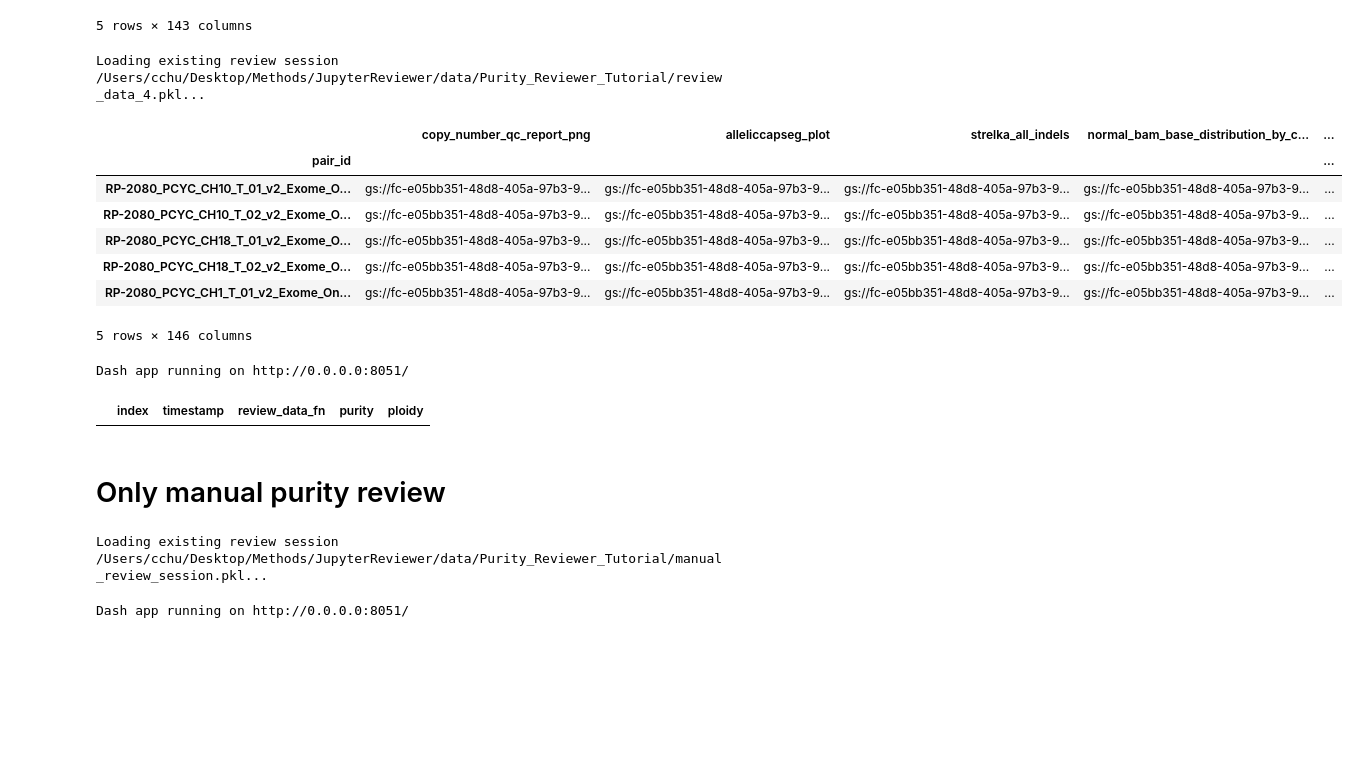
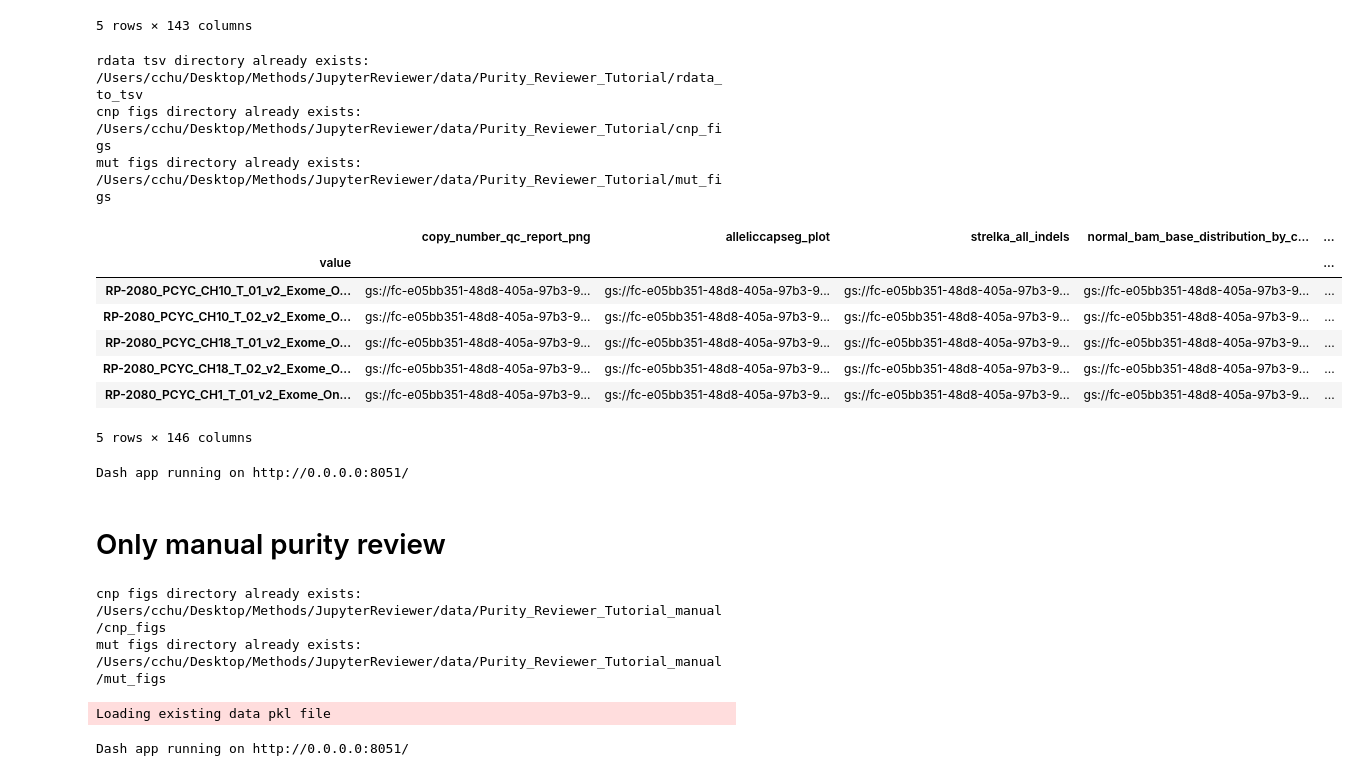
Before and after one commit to getzlab/AnnoMate, a Jupyter notebook: example_notebooks/Purity_Reviewer_Tutorial.ipynb, the cells around one changed output. Cells and saved outputs as stored; diff of their text form; code cells hidden in the pictures; blank space fills up the shorter version.

Commit message:
Refactor purity reviewers

```diff
--- a/example_notebooks/Purity_Reviewer_Tutorial.ipynb
+++ b/example_notebooks/Purity_Reviewer_Tutorial.ipynb
@@ -33,18 +33,27 @@ display(pcyc_wm_pairs_df.head())
 | RP-2080_PCYC_CH1_T_01_v2_Exome_On... | gs://fc-e05bb351-48d8-405a-97b3-9... | gs://fc-e05bb351-48d8-405a-97b3-9... | gs://fc-e05bb351-48d8-405a-97b3-9... | gs://fc-e05bb351-48d8-405a-97b3-9... | ... |
 5 rows × 143 columns
 # %%
-review_data_fn = '/Users/cchu/Desktop/Methods/JupyterReviewer/data/Purity_Reviewer_Tutorial/review_data_4.pkl'
+review_data_fn = '/Users/cchu/Desktop/Methods/JupyterReviewer/data/Purity_Reviewer_Tutorial/review_data_7.pkl'
 
 matched_reviewer = MatchedPurityReviewer()
-matched_reviewer.set_review_data(review_data_fn = review_data_fn,
+matched_reviewer.set_review_data(data_pkl_fn = review_data_fn,
                                  description='testing matched purity reviewer',
-                                 df = pcyc_wm_pairs_df, # optional if directory above already exists.
+                                 df=pcyc_wm_pairs_df, # optional if directory above already exists.
+                                 index=pcyc_wm_pairs_df.index,
                                  preprocess_data_dir= '/Users/cchu/Desktop/Methods/JupyterReviewer/data/Purity_Reviewer_Tutorial',
                                  acs_col='alleliccapseg_tsv',
                                  maf_col='mutation_validator_validated_maf',
                                  rdata_fn_col='local_absolute_rdata',
-                                 reload_cnp_figs=True,
-                                 reload_mut_figs=True,
+                                 reload_cnp_figs=False,
+                                 reload_mut_figs=False,
                                 )
+matched_reviewer.set_review_app(sample_info_cols=['absolute_highres_plot', 'alleliccapseg_plot'],
+                                acs_col='alleliccapseg_tsv',
+                                maf_col='mutation_validator_validated_maf')
+
+matched_reviewer.set_default_review_data_annotations_configuration()
+matched_reviewer.set_default_autofill()
 # %% [output]
-Loading existing review session /Users/cchu/Desktop/Methods/JupyterReviewer/data/Purity_Reviewer_Tutorial/review_data_4.pkl...
+rdata tsv directory already exists: /Users/cchu/Desktop/Methods/JupyterReviewer/data/Purity_Reviewer_Tutorial/rdata_to_tsv
+cnp figs directory already exists: /Users/cchu/Desktop/Methods/JupyterReviewer/data/Purity_Reviewer_Tutorial/cnp_figs
+mut figs directory already exists: /Users/cchu/Desktop/Methods/JupyterReviewer/data/Purity_Reviewer_Tutorial/mut_figs
@@ -55,8 +60,8 @@ matched_reviewer.set_review_app(sample_info_cols=['absolute_highres_plot', 'alle
 # %%
-matched_reviewer.review_data.data
+matched_reviewer.review_data.data.df.head()
 # %% [output]
 |  | copy_number_qc_report_png | alleliccapseg_plot | strelka_all_indels | normal_bam_base_distribution_by_c... | ... |
-| pair_id |  |  |  |  | ... |
+| value |  |  |  |  | ... |
 | RP-2080_PCYC_CH10_T_01_v2_Exome_O... | gs://fc-e05bb351-48d8-405a-97b3-9... | gs://fc-e05bb351-48d8-405a-97b3-9... | gs://fc-e05bb351-48d8-405a-97b3-9... | gs://fc-e05bb351-48d8-405a-97b3-9... | ... |
 | RP-2080_PCYC_CH10_T_02_v2_Exome_O... | gs://fc-e05bb351-48d8-405a-97b3-9... | gs://fc-e05bb351-48d8-405a-97b3-9... | gs://fc-e05bb351-48d8-405a-97b3-9... | gs://fc-e05bb351-48d8-405a-97b3-9... | ... |
 | RP-2080_PCYC_CH18_T_01_v2_Exome_O... | gs://fc-e05bb351-48d8-405a-97b3-9... | gs://fc-e05bb351-48d8-405a-97b3-9... | gs://fc-e05bb351-48d8-405a-97b3-9... | gs://fc-e05bb351-48d8-405a-97b3-9... | ... |
@@ -69,8 +74,6 @@ matched_reviewer.run(port=8051)
 Dash app running on http://0.0.0.0:8051/
 # %%
 matched_reviewer.review_data.history
-# %% [output]
-|  | index | timestamp | review_data_fn | purity | ploidy |
 # %% [markdown]
 # Only manual purity review
 # %%
@@ -79,18 +82,20 @@ from JupyterReviewer.Reviewers.ManualPurityReviewer import ManualPurityReviewer
 review_data_fn = '/Users/cchu/Desktop/Methods/JupyterReviewer/data/Purity_Reviewer_Tutorial/manual_review_session.pkl'
 
 manual_reviewer = ManualPurityReviewer()
-manual_reviewer.set_review_data(review_data_fn = review_data_fn,
-                                 description='testing matched purity reviewer',
-                                 df = pcyc_wm_pairs_df, # optional if directory above already exists.
-                                 preprocess_data_dir= '/Users/cchu/Desktop/Methods/JupyterReviewer/data/Purity_Reviewer_Tutorial_manual',
-                                 acs_col='alleliccapseg_tsv',
-                                 maf_col='mutation_validator_validated_maf',
-                                 rdata_fn_col='absolute_rdata',
-                                 reload_cnp_figs=True,
-                                 reload_mut_figs=True,
-                                )
+manual_reviewer.set_review_data(data_pkl_fn = review_data_fn,
+                                description='testing matched purity reviewer',
+                                df=pcyc_wm_pairs_df, # optional if directory above already exists.
+                                index=pcyc_wm_pairs_df.index,
+                                preprocess_data_dir= '/Users/cchu/Desktop/Methods/JupyterReviewer/data/Purity_Reviewer_Tutorial_manual',
+                                acs_col='alleliccapseg_tsv',
+                                maf_col='mutation_validator_validated_maf',
+                                rdata_fn_col='absolute_rdata',
+                                reload_cnp_figs=False,
+                                reload_mut_figs=False)
 # %% [output]
-Loading existing review session /Users/cchu/Desktop/Methods/JupyterReviewer/data/Purity_Reviewer_Tutorial/manual_review_session.pkl...
+cnp figs directory already exists: /Users/cchu/Desktop/Methods/JupyterReviewer/data/Purity_Reviewer_Tutorial_manual/cnp_figs
+mut figs directory already exists: /Users/cchu/Desktop/Methods/JupyterReviewer/data/Purity_Reviewer_Tutorial_manual/mut_figs
+Loading existing data pkl file
 # %%
 manual_reviewer.set_review_app(sample_info_cols=['absolute_highres_plot', 'alleliccapseg_plot'],
                                 acs_col='alleliccapseg_tsv',
```
Also changed, not shown: parts of 3 cells of this notebook, 5 other files.
